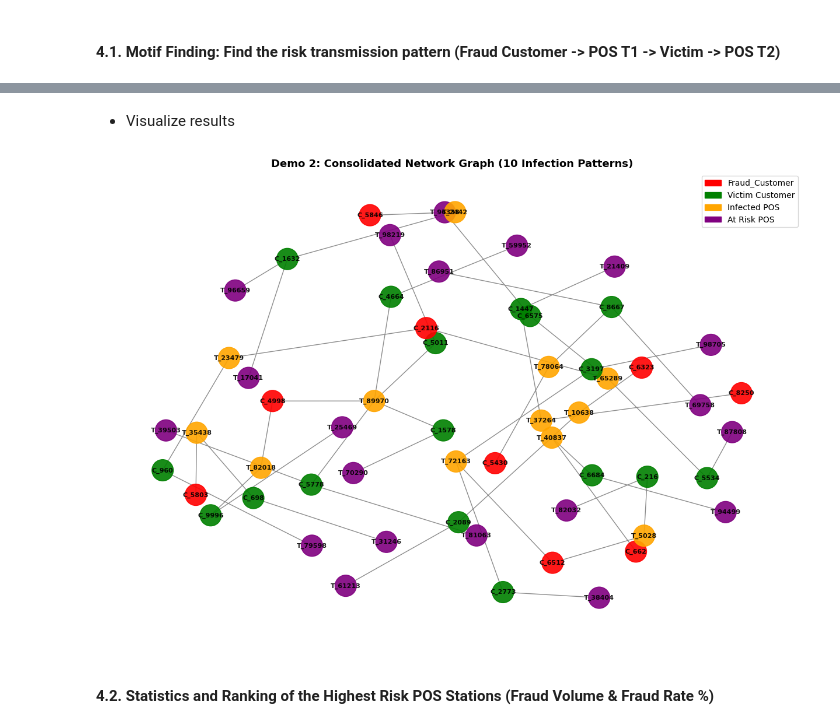
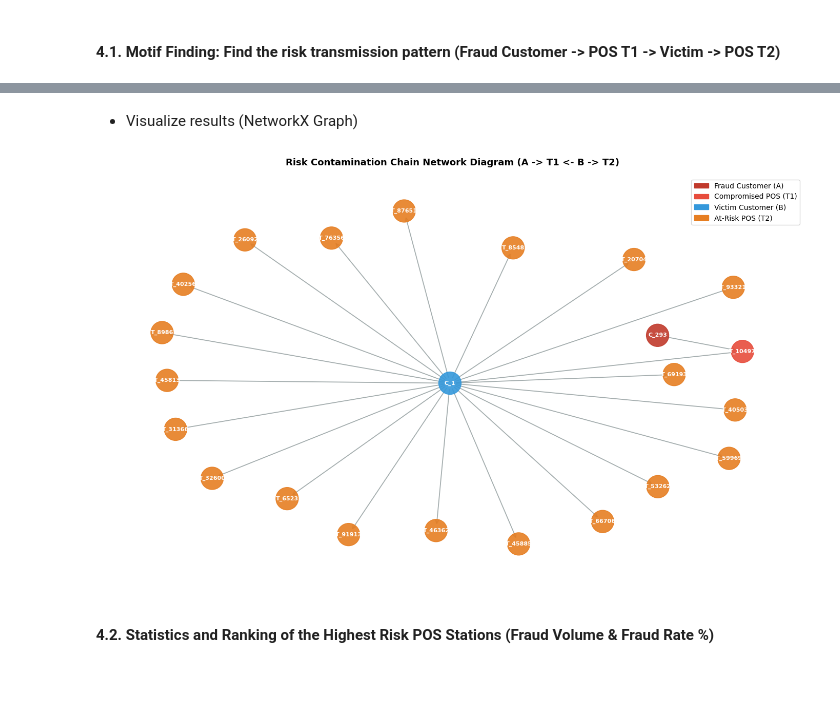
Before and after one commit to thanhnhat31/big-data.group-3.msa29hcm, a Jupyter notebook: notebooks/04_Graph_Analysis.ipynb, the cells around one changed output, grey strips where cells are left out. Drawn from its saved outputs; the diff is of its cells as text; code cells hidden in the pictures; blank space fills up the shorter version.

Commit message:
04_Graph_Analysis - Implement 4.1, 4.2

```diff
--- a/notebooks/04_Graph_Analysis.ipynb
+++ b/notebooks/04_Graph_Analysis.ipynb
@@ -384,53 +378,53 @@ only showing top 10 rows
 # %% [markdown]
-- Visualize results
+- Visualize results (NetworkX Graph)
 # %%
 import networkx as nx
 import matplotlib.pyplot as plt
 import matplotlib.patches as mpatches
 
-# Chuyển đổi khoảng 20 chuỗi từ kết quả GraphFrames sang Pandas DataFrame
-sample_patterns_pd = gf_result2.limit(20).toPandas()
+# Convert 20 representative infection sequences to Pandas for graphing.
+motif_pd = gf_result2.limit(20).toPandas()
 
-# Khởi tạo đồ thị NetworkX
-G = nx.Graph()
+G_motif = nx.DiGraph()
 
-# Duyệt qua các dòng và thêm Node/Edge
-for _, row in sample_patterns_pd.iterrows():
-    fraud_node = row['Fraud_Customer_A']
-    terminal_1 = row['Infected_POS_T1']
-    victim_node = row['Victim_Customer_B']
-    terminal_2 = row['At_Risk_POS_T2']
+for _, row in motif_pd.iterrows():
+    # Chain: Fraud_Customer_A -> Infected_POS_T1 -> Victim_Customer_B -> At_Risk_POS_T2
+    G_motif.add_edge(row['Fraud_Customer_A'], row['Infected_POS_T1'], label="e1 (Fraud)")
+    G_motif.add_edge(row['Victim_Customer_B'], row['Infected_POS_T1'], label="e2 (Infected)")
+    G_motif.add_edge(row['Victim_Customer_B'], row['At_Risk_POS_T2'], label="e3 (Spread)")
 
-    # Thêm Node với thuộc tính màu sắc để phân biệt
-    G.add_node(fraud_node, color='red')          # Kẻ gian lận
-    G.add_node(terminal_1, color='orange')       # POS bị nhiễm
-    G.add_node(victim_node, color='green')       # Nạn nhân
-    G.add_node(terminal_2, color='purple')       # POS rủi ro
+# Classify buttons by color according to their role.
+node_colors = []
+for node in G_motif.nodes():
+    if node.startswith("C_") and node in motif_pd['Fraud_Customer_A'].values:
+        node_colors.append('#c0392b') # Dark Red: Fraudster A
+    elif node.startswith("C_"):
+        node_colors.append('#3498db') # Blue: Customer victim B
+    elif node in motif_pd['Infected_POS_T1'].values:
+        node_colors.append('#e74c3c') # Light red: POS T1 is infected
+    else:
+        node_colors.append('#e67e22') # Orange: POS T2 is risky
 
-    # Thêm các cạnh nối (Giao dịch)
-    G.add_edge(fraud_node, terminal_1)
-    G.add_edge(victim_node, terminal_1)
-    G.add_edge(victim_node, terminal_2)
+plt.figure(figsize=(14, 8.5))
+pos = nx.spring_layout(G_motif, seed=42, k=0.4)
 
-# Lấy mảng màu sắc cho các node đã add
-color_map = [nx.get_node_attributes(G, 'color').get(node, 'gray') for node in G.nodes()]
+nx.draw_networkx_nodes(G_motif, pos, node_color=node_colors, node_size=1000, alpha=0.9)
+nx.draw_networkx_edges(G_motif, pos, arrowstyle='->', arrowsize=12, edge_color='#7f8c8d', alpha=0.7, width=1.3)
+nx.draw_networkx_labels(G_motif, pos, font_size=8, font_weight='bold', font_color='white')
 
-# Thiết lập và vẽ đồ thị
-plt.figure(figsize=(12, 8))
-pos = nx.spring_layout(G, k=0.6) # Thuật toán dàn trang Spring Layout
-nx.draw(G, pos, with_labels=True, node_color=color_map, node_size=700, font_size=8, font_weight="bold", edge_color="gray", alpha=0.9)
+# Chú thích (Legend)
+fraud_a_patch = mpatches.Patch(color='#c0392b', label='Fraud Customer (A)')
+pos_t1_patch = mpatches.Patch(color='#e74c3c', label='Compromised POS (T1)')
+cust_patch = mpatches.Patch(color='#3498db', label='Victim Customer (B)')
+pos_t2_patch = mpatches.Patch(color='#e67e22', label='At-Risk POS (T2)')
 
-# Tạo chú thích (Legend)
-red_patch = mpatches.Patch(color='red', label='Fraud_Customer')
-green_patch = mpatches.Patch(color='green', label='Victim Customer')
-orange_patch = mpatches.Patch(color='orange', label='Infected POS')
-purple_patch = mpatches.Patch(color='purple', label='At Risk POS')
-plt.legend(handles=[red_patch, green_patch, orange_patch, purple_patch], loc='upper right')
-
-plt.title(f'Demo 2: Consolidated Network Graph ({num_patterns} Infection Patterns)', fontsize=13, fontweight='bold')
+plt.legend(handles=[fraud_a_patch, pos_t1_patch, cust_patch, pos_t2_patch], loc='upper right', fontsize=10)
+plt.title('Risk Contamination Chain Network Diagram (A -> T1 <- B -> T2)', fontsize=13, fontweight='bold', pad=15)
+plt.axis('off')
+plt.tight_layout()
 plt.show()
 # %% [output]
-[figure, old version]
+[figure, new version]
 # %% [markdown]
 #### 4.2. Statistics and Ranking of the Highest Risk POS Stations (Fraud Volume & Fraud Rate %)
 # %% [markdown]
```
Also changed, not shown: parts of 7 cells of this notebook.
